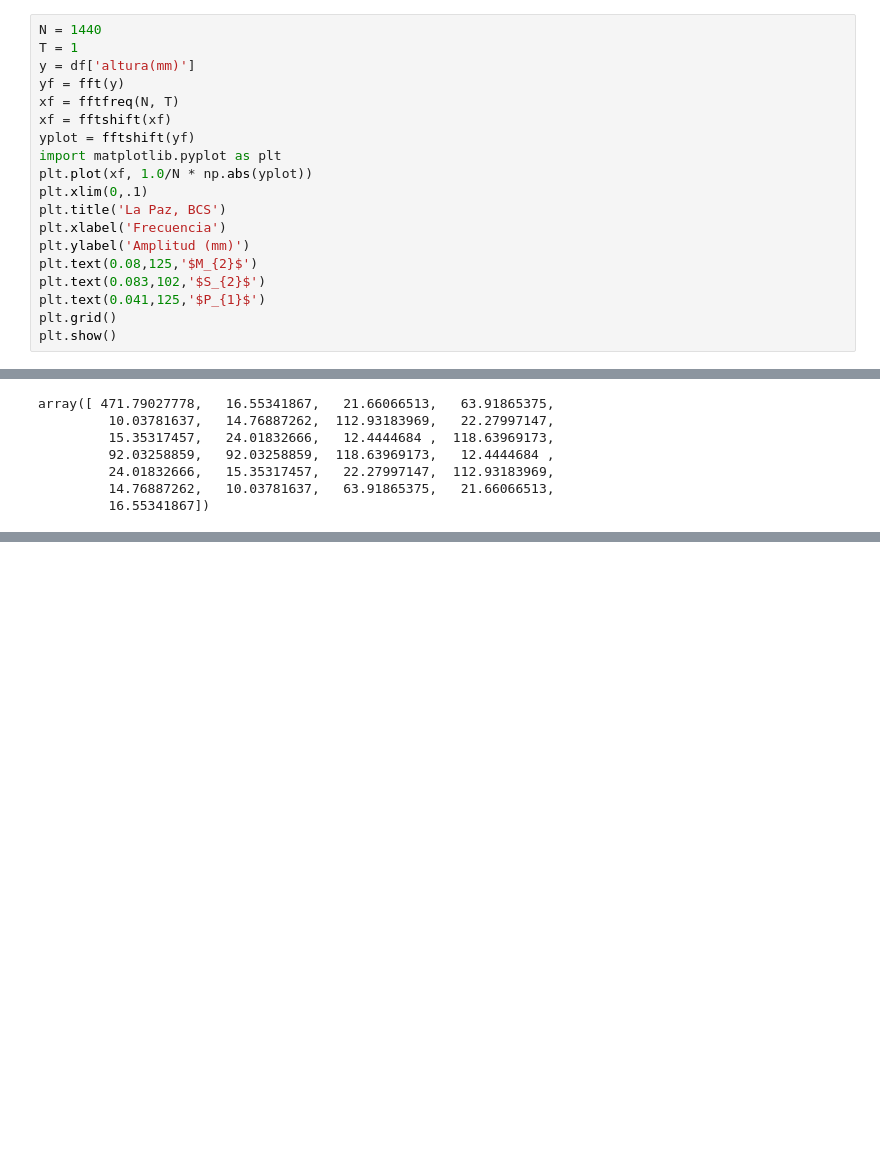
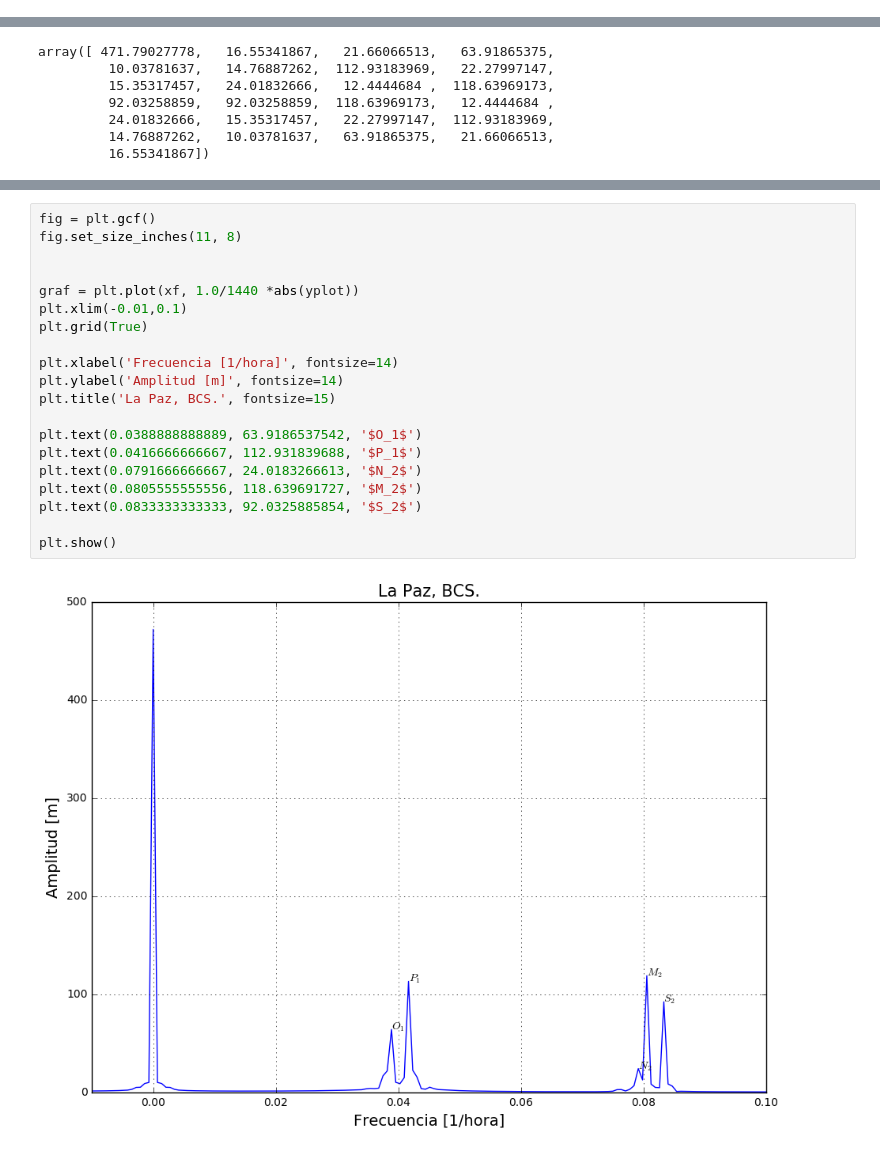
Before and after one commit to sofiagm11/Computacional_1, a Jupyter notebook: Actividad 6/Act6_LaPaz.ipynb, the cells around one changed output, grey strips where cells are left out. Cells and saved outputs as stored; diff of their text form; blank space fills up the shorter version.

```diff
--- a/Actividad 6/Act6_LaPaz.ipynb
+++ b/Actividad 6/Act6_LaPaz.ipynb
@@ -68,22 +68,3 @@ df.describe()
 | 50% | 2016.0 | 1.000000 | 15.500000 | 11.500000 | 484.500000 |
 | 75% | 2016.0 | 2.000000 | 23.000000 | 17.250000 | 678.000000 |
 | max | 2016.0 | 2.000000 | 31.000000 | 23.000000 | 1214.000000 |
-# %%
-N = 1440
-T = 1
-y = df['altura(mm)']
-yf = fft(y)
-xf = fftfreq(N, T)
-xf = fftshift(xf)
-yplot = fftshift(yf)
-import matplotlib.pyplot as plt
-plt.plot(xf, 1.0/N * np.abs(yplot))
-plt.xlim(0,.1)
-plt.title('La Paz, BCS')
-plt.xlabel('Frecuencia')
-plt.ylabel('Amplitud (mm)')
-plt.text(0.08,125,'$M_{2}$')
-plt.text(0.083,102,'$S_{2}$')
-plt.text(0.041,125,'$P_{1}$')
-plt.grid()
-plt.show()
@@ -115,0 +176,22 @@ array([ 471.79027778,   16.55341867,   21.66066513,   63.91865375,
+# %%
+fig = plt.gcf()
+fig.set_size_inches(11, 8)
+
+
+graf = plt.plot(xf, 1.0/1440 *abs(yplot))
+plt.xlim(-0.01,0.1)
+plt.grid(True)
+
+plt.xlabel('Frecuencia [1/hora]', fontsize=14)
+plt.ylabel('Amplitud [m]', fontsize=14)
+plt.title('La Paz, BCS.', fontsize=15)
+
+plt.text(0.0388888888889, 63.9186537542, '$O_1$')
+plt.text(0.0416666666667, 112.931839688, '$P_1$')
+plt.text(0.0791666666667, 24.0183266613, '$N_2$')
+plt.text(0.0805555555556, 118.639691727, '$M_2$')
+plt.text(0.0833333333333, 92.0325885854, '$S_2$')
+
+plt.show()
+# %% [output]
+[figure, added]
```
Also changed, not shown: parts of 3 cells of this notebook, 1 other file.
